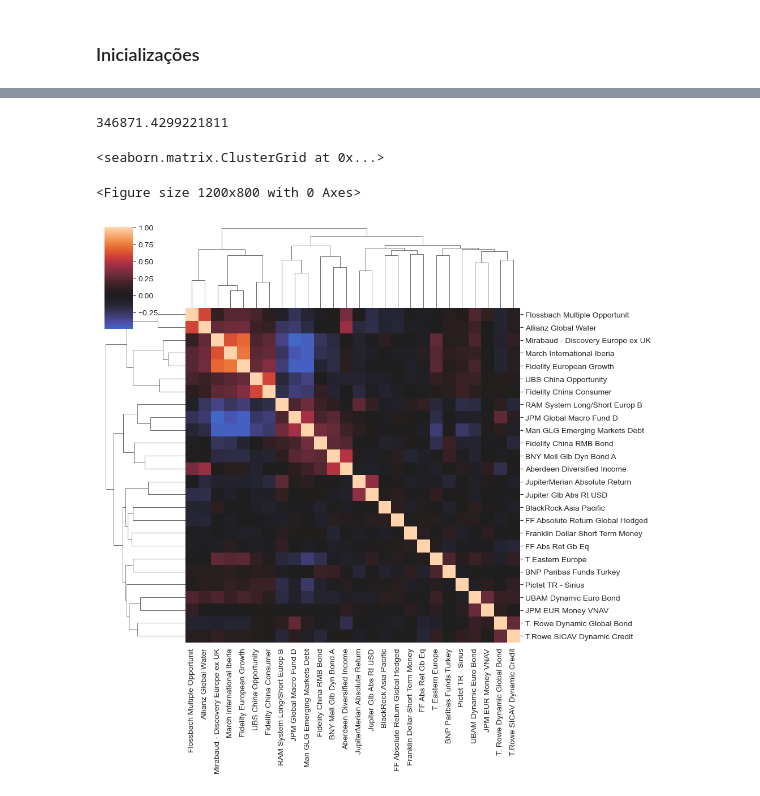
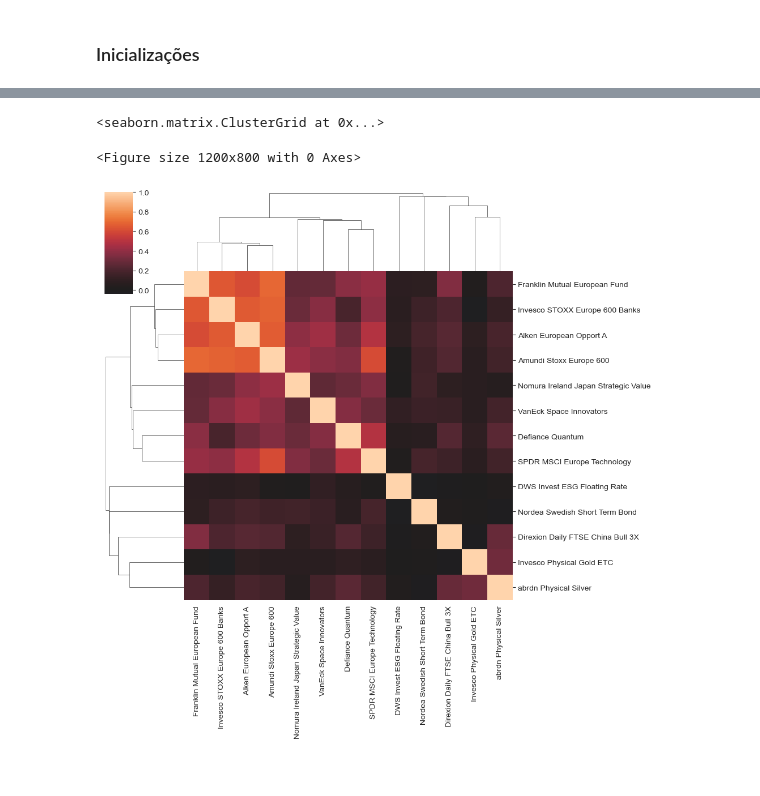
Before and after one commit to mario-s-duarte/funds-1, a Jupyter notebook: fundos_portofolio.ipynb, the cells around one changed output, grey strips where cells are left out. Saved outputs shown, nothing was run; the diff lists cells and outputs as text; code cells hidden in the pictures.

```diff
--- a/fundos_portofolio.ipynb
+++ b/fundos_portofolio.ipynb
@@ -104,0 +16,4 @@ df
+# %%
+df_portofolio, df_quotes, _, _ = utils.load_data()
+df_quotes = df_quotes.bfill()
+df_quotes
@@ -105,5 +34,18 @@ df
 # %%
+
+code2name_dict = df_portofolio['Nome'].to_dict()
+
+#Create a DataFrame with the daily growth
+df_grow = df_quotes.apply(lambda x: x/x.shift(-1), axis=0)
+
 # Calculate the Portofolio Std and Growth
 df_portofolio['STD'] = df_grow.std(axis=0)
-df_portofolio['Growth'] = df.apply(lambda x: x.iloc[0]/x.iloc[-1]-1)
-df_portofolio['Racio'] = df_portofolio['Growth']/df_portofolio['STD']
+df_portofolio['Growth'] = df_quotes.apply(lambda x: x.iloc[0]/x.iloc[-1]-1)
+df_portofolio['Racio'] = (df_portofolio['Growth']-0.03)/df_portofolio['STD']
+
+# Get the last Quotes
+last_quotes = df_quotes.iloc[0]
+
+df_portofolio['Amount EUR'] = last_quotes * df_portofolio['Quantidade']
+
+df_portofolio.sort_values(by="Nome", axis=0)
@@ -110,12 +67,0 @@ df_portofolio['Racio'] = df_portofolio['Growth']/df_portofolio['STD']
-# %%
-# Get the Current Total Amount in EUR
-
-last_date = min(df.index[0],exchange_rates.index[0])
-# Get the exchange rate for the last date of the historical quotes
-usd2eur = exchange_rates.loc[last_date].iloc[0]
-# Get the last Quotes
-quotes = df_all.bfill().iloc[0]
-
-df_portofolio['Amount EUR'] = df_portofolio['Moeda'].apply(lambda x: usd2eur if x == 'USD' else 1) * quotes * df_portofolio['Quantidade']
-
-sum(df_portofolio['Amount EUR'])
@@ -152,17 +79,11 @@ df_portofolio.sort_values(by=['Nome'],ascending=True)
-# %%
-df_portofolio['Amount EUR'].sum()
-# %% [output]
-346871.4299221811
-# %%
-df_portofolio = df_portofolio[df_portofolio.index != "LU0122613903"]
 # %%
 plt.figure(figsize=(12,8))
-sn.clustermap(df_grow.rename(columns=code2name_dict).corr(),center=0)
+sn.clustermap(df_grow[df_portofolio.index].rename(columns=code2name_dict).corr(),center=0)
 #df_grow.corr()
 # %% [output]
 <seaborn.matrix.ClusterGrid at 0x...>
 <Figure size 1200x800 with 0 Axes>
-[figure, old version]
+[figure, new version]
 # %%
 ##### Performance in the last days
 df_portofolio_tmp = df_portofolio.copy()
```
Also changed, not shown: parts of 20 cells of this notebook, 18 other files.
